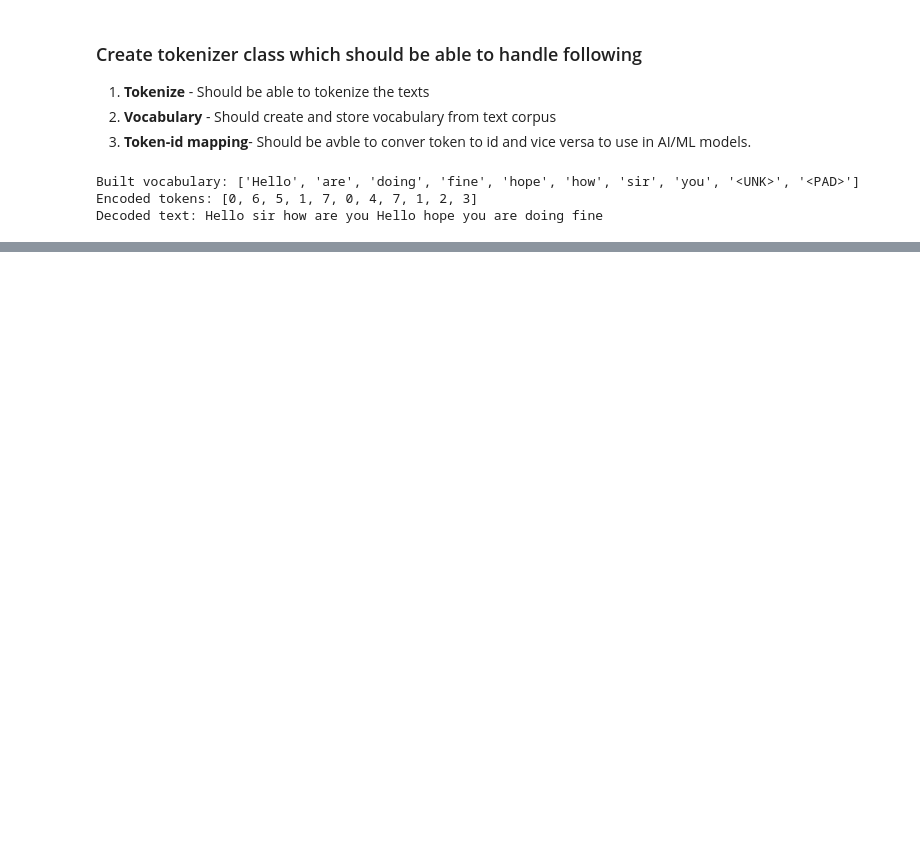
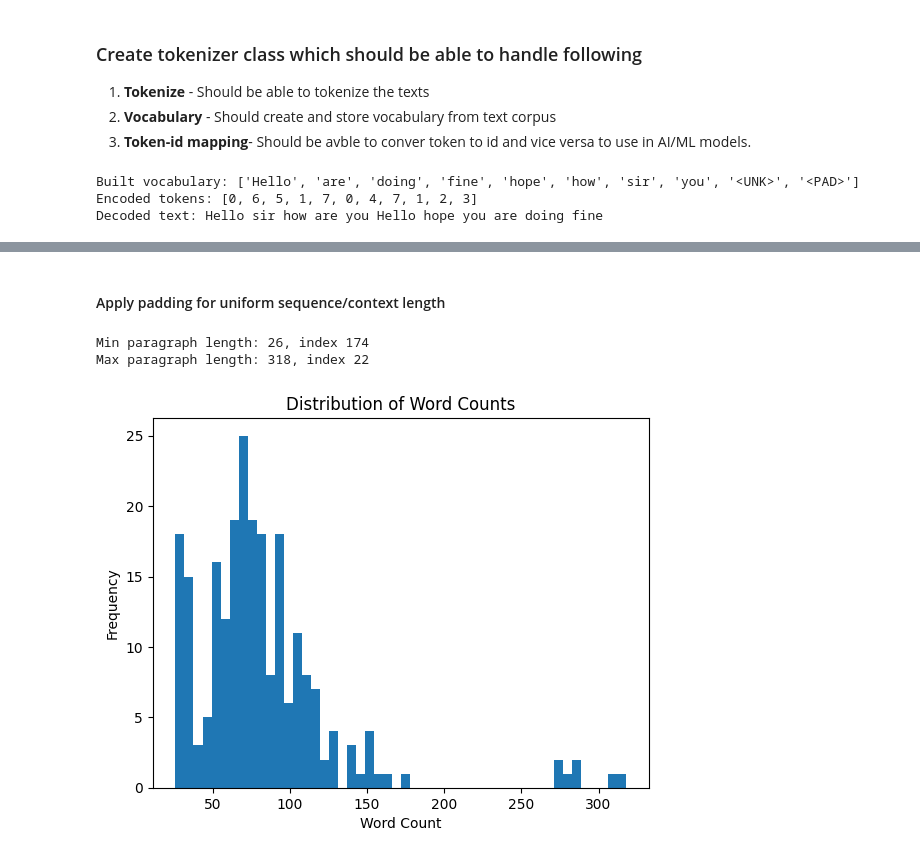
Before and after one commit to Ramjee-Singh/ai_foundation, a Jupyter notebook: slm.ipynb, the cells around one changed output, grey strips where cells are left out. Cells and saved outputs as stored; diff of their text form; code cells hidden in the pictures; blank space fills up the shorter version.

```diff
--- a/slm.ipynb
+++ b/slm.ipynb
@@ -80,0 +88,5 @@ Decoded text: Hello sir how are you Hello hope you are doing fine
+# %%
+africa_galore_data = pd.read_json("https://storage.googleapis.com/dm-educational/assets/ai_foundations/africa_galore.json"
+)
+
+africa_galore_data['description'][:5]
@@ -80,0 +101,18 @@ Decoded text: Hello sir how are you Hello hope you are doing fine
+# %% [markdown]
+#### Apply padding for uniform sequence/context length
+# %%
+# find min and max paragraph length
+word_count = africa_galore_data['description'].apply(lambda x: len(x.split()))
+min_paragraph_length = word_count.min()
+max_paragraph_length = word_count.max()
+min_index = africa_galore_data['description'] \
+    .apply(lambda x: len(x.split())) \
+    .idxmin()
+max_index = africa_galore_data['description'] \
+    .apply(lambda x: len(x.split())) \
+    .idxmax()
+print(f"Min paragraph length: {min_paragraph_length}, index {min_index}")
+print(f"Max paragraph length: {max_paragraph_length}, index {max_index}")
+# %% [output]
+Min paragraph length: 26, index 174
+Max paragraph length: 318, index 22
@@ -80,0 +123,9 @@ Decoded text: Hello sir how are you Hello hope you are doing fine
+# %%
+# Plot/Analyse word count for dataset with mean and variance
+plt.hist(word_count, bins=50)
+plt.xlabel("Word Count")
+plt.ylabel("Frequency")
+plt.title("Distribution of Word Counts")
+plt.show()
+# %% [output]
+[figure, added]
```
Also changed, not shown: parts of 8 cells of this notebook.
